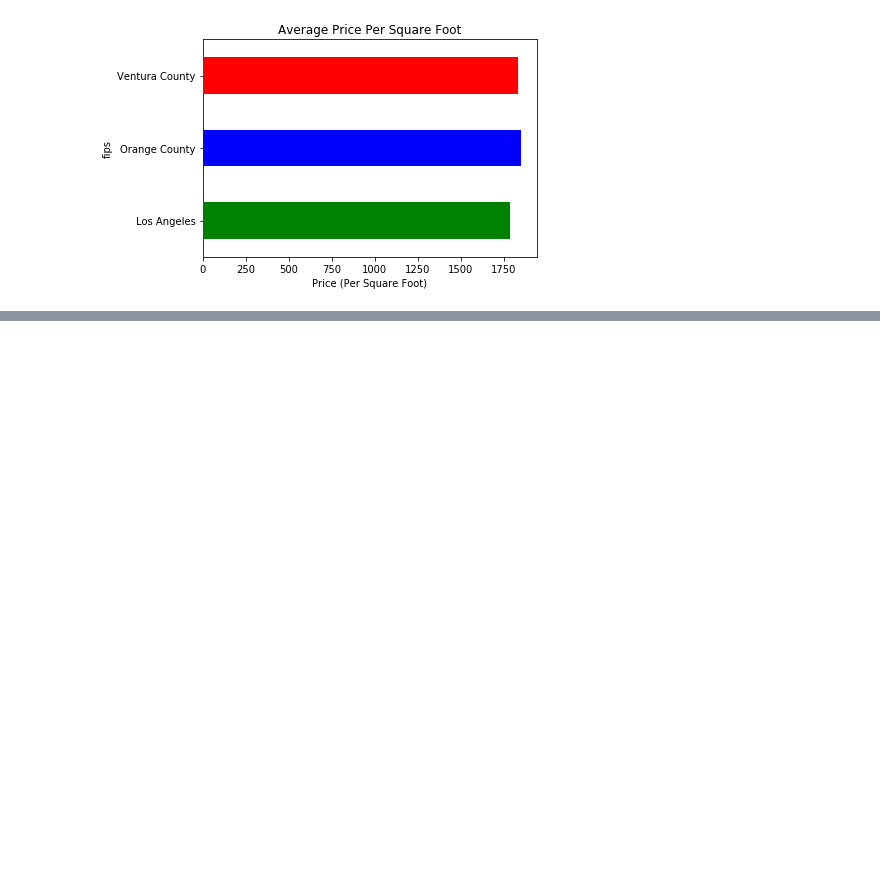
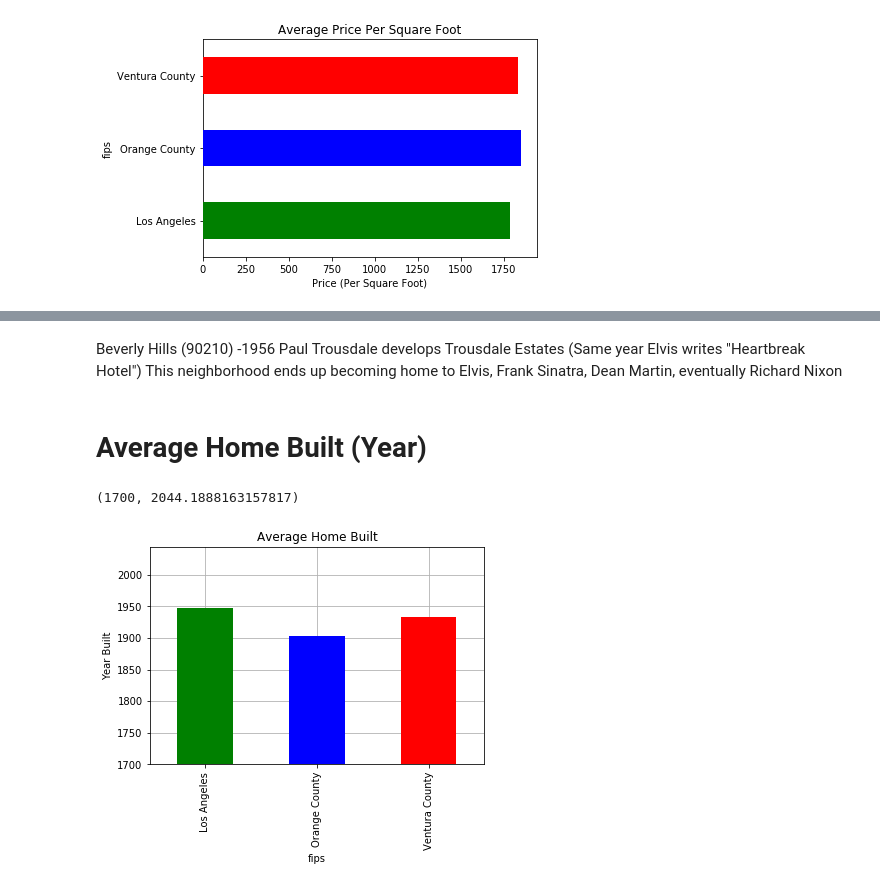
Before and after one commit to equilibrium360/zillow_analytics, a Jupyter notebook: brandon_zillow/New.ipynb, the cells around one changed output, grey strips where cells are left out. Cells and saved outputs as stored; diff of their text form; code cells hidden in the pictures; blank space fills up the shorter version.

```diff
--- a/brandon_zillow/New.ipynb
+++ b/brandon_zillow/New.ipynb
@@ -125,0 +134,6 @@ Text(0.5,0,'Price (Per Square Foot)')
+# %%
+houseAge = countiesRenamed.groupby("fips")["yearbuilt"].mean()
+# %%
+houseAge_df = pd.DataFrame({"Average Home Built (Year)": houseAge})
+newHouseAge_df = houseAge_df[(houseAge_df.T !=0).any()]
+newHouseAge_df
@@ -125,0 +146,15 @@ Text(0.5,0,'Price (Per Square Foot)')
+# %% [markdown]
+Beverly Hills (90210)
+-1956 Paul Trousdale develops Trousdale Estates (Same year Elvis writes "Heartbreak Hotel")
+This neighborhood ends up becoming home to Elvis, Frank Sinatra, Dean Martin, eventually Richard Nixon
+# %% [markdown]
+# Average Home Built (Year)
+# %%
+homeAgeChart = newHouseAge_df.plot(kind='bar', legend=False, zorder=3, yticks=range(100,2018,50), color=tuple(["g","b","r"]))
+plt.title("Average Home Built")
+plt.ylabel("Year Built")
+plt.grid()
+homeAgeChart.set_ylim(1700)
+# %% [output]
+(1700, 2044.1888163157817)
+[figure, added]
```
Also changed, not shown: parts of 7 cells of this notebook.
